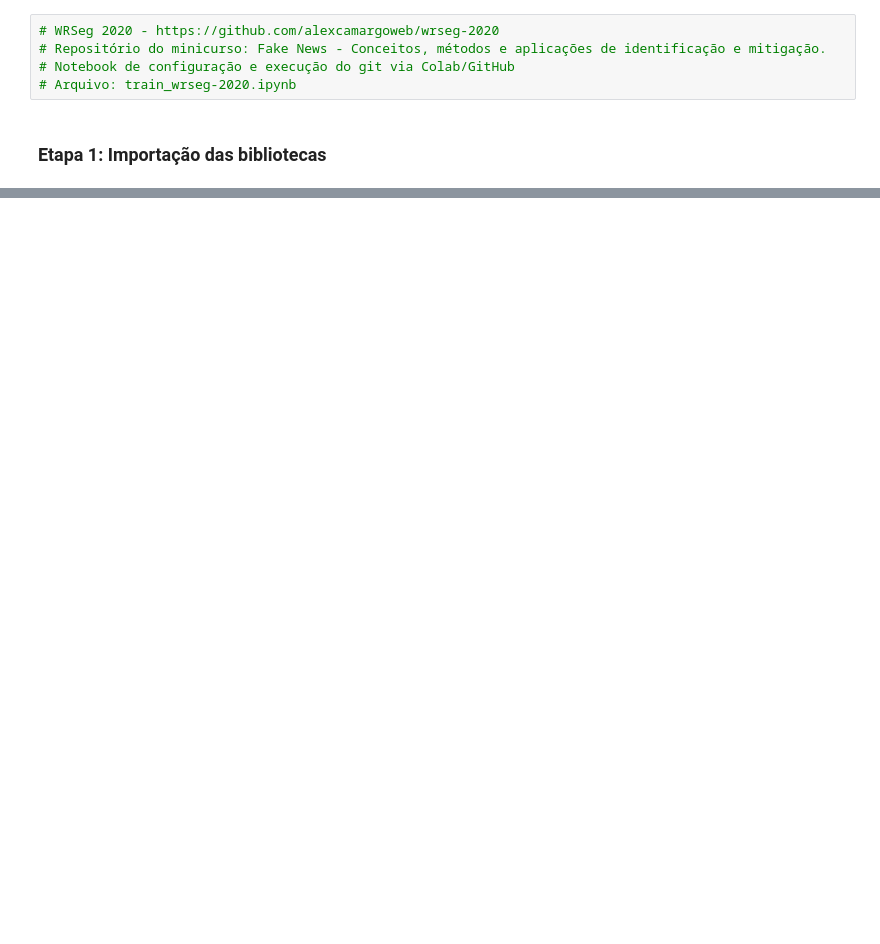
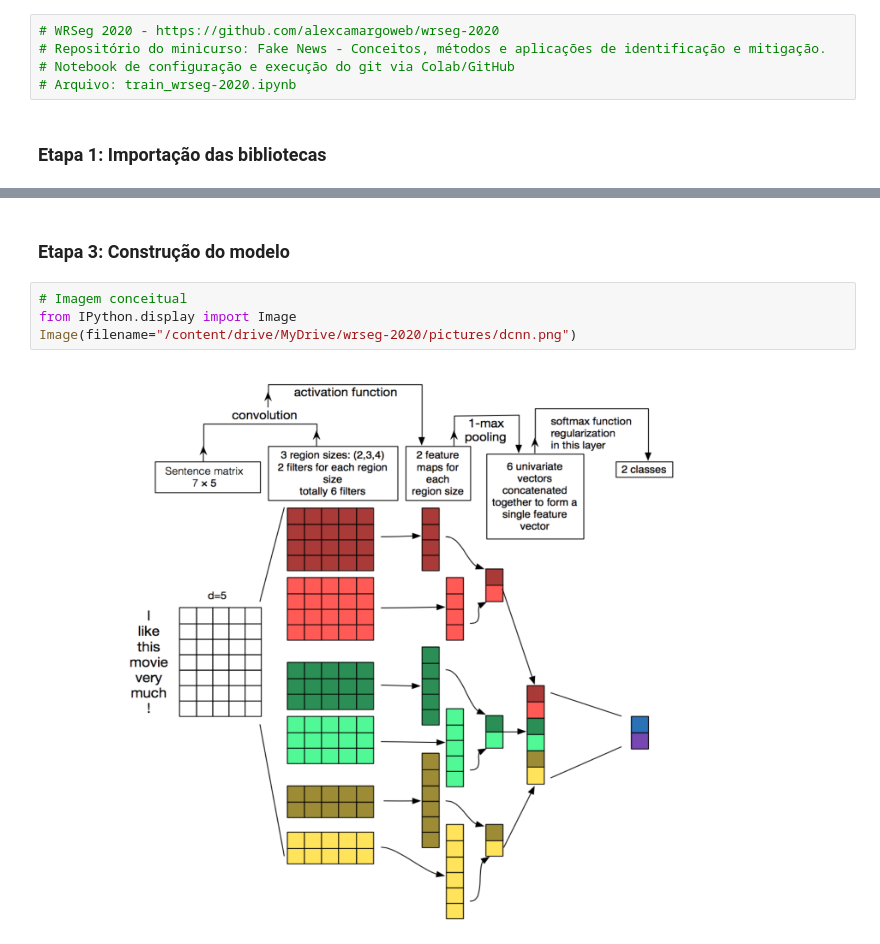
Before and after one commit to alexcamargoweb/wrseg-2020, a Jupyter notebook: notebooks/train_wrseg-2020.ipynb, the cells around one changed output, grey strips where cells are left out. Cells and saved outputs as stored; diff of their text form; blank space fills up the shorter version.

```diff
--- a/notebooks/train_wrseg-2020.ipynb
+++ b/notebooks/train_wrseg-2020.ipynb
@@ -444,0 +200,8 @@ array([[0.4746826]], dtype=float32)
+# %% [markdown]
+### Etapa 3: Construção do modelo
+# %%
+# Imagem conceitual
+from IPython.display import Image
+Image(filename="/content/drive/MyDrive/wrseg-2020/pictures/dcnn.png")
+# %% [output]
+[figure, added]
```
Also changed, not shown: parts of 115 cells of this notebook.
